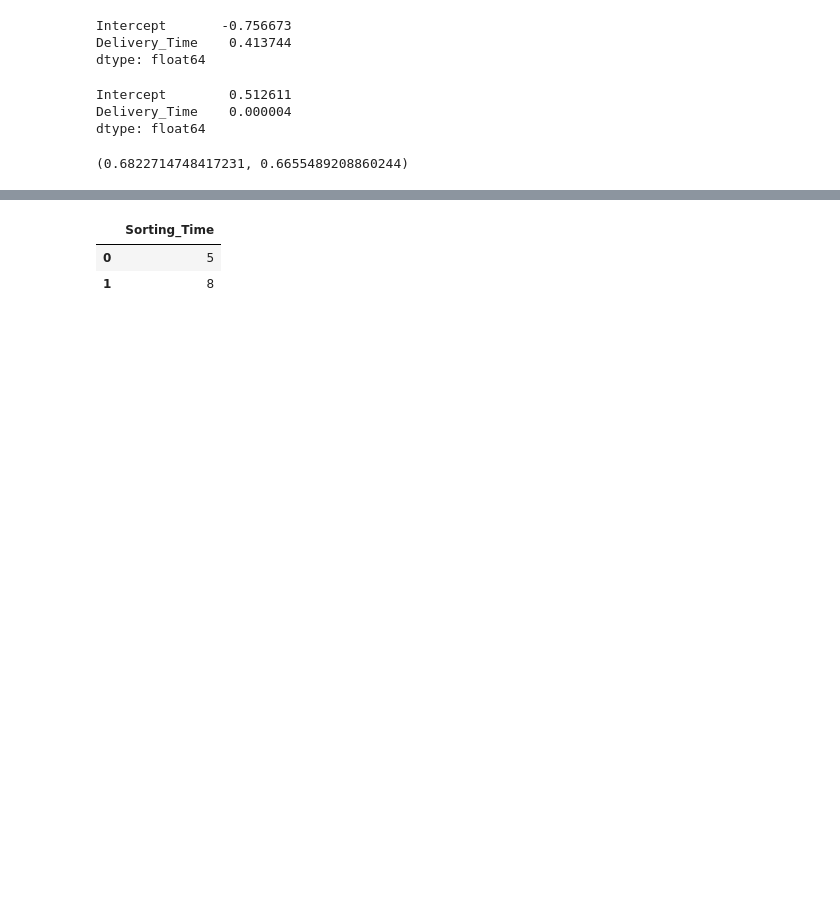
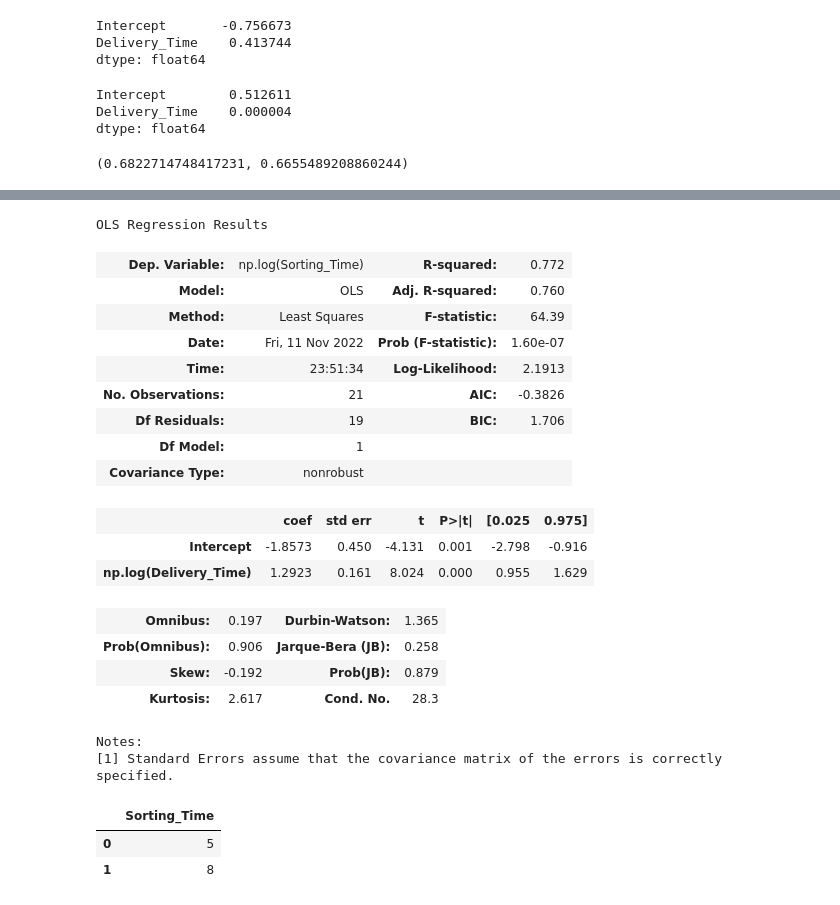
Before and after one commit to SamadSultan/4-SIMPLE-LINEAR-REGRESSION, a Jupyter notebook: delivery time.ipynb, the cells around one changed output, grey strips where cells are left out. Drawn from its saved outputs; the diff is of its cells as text; code cells hidden in the pictures; blank space fills up the shorter version.

```diff
--- a/delivery time.ipynb
+++ b/delivery time.ipynb
@@ -219,3 +223,27 @@ model.rsquared , model.rsquared_adj
+# %%
+model3 = smf.ols('np.log(Sorting_Time)~np.log(Delivery_Time)', data = data).fit()
+# %%
+model3.summary()
+# %% [output]
+OLS Regression Results
+| Dep. Variable: | np.log(Sorting_Time) | R-squared: | 0.772 |
+| Model: | OLS | Adj. R-squared: | 0.760 |
+| Method: | Least Squares | F-statistic: | 64.39 |
+| Date: | Fri, 11 Nov 2022 | Prob (F-statistic): | 1.60e-07 |
+| Time: | 23:51:34 | Log-Likelihood: | 2.1913 |
+| No. Observations: | 21 | AIC: | -0.3826 |
+| Df Residuals: | 19 | BIC: | 1.706 |
+| Df Model: | 1 |  |  |
+| Covariance Type: | nonrobust |  |  |
+|  | coef | std err | t | P>|t| | [0.025 | 0.975] |
+| Intercept | -1.8573 | 0.450 | -4.131 | 0.001 | -2.798 | -0.916 |
+| np.log(Delivery_Time) | 1.2923 | 0.161 | 8.024 | 0.000 | 0.955 | 1.629 |
+| Omnibus: | 0.197 | Durbin-Watson: | 1.365 |
+| Prob(Omnibus): | 0.906 | Jarque-Bera (JB): | 0.258 |
+| Skew: | -0.192 | Prob(JB): | 0.879 |
+| Kurtosis: | 2.617 | Cond. No. | 28.3 |
+Notes:
+[1] Standard Errors assume that the covariance matrix of the errors is correctly specified.
 # %%
 Delivery_Time = (6.582734) + (1.649020)*(5)
 # %%
```
Also changed, not shown: parts of 11 cells of this notebook, 1 other file.
